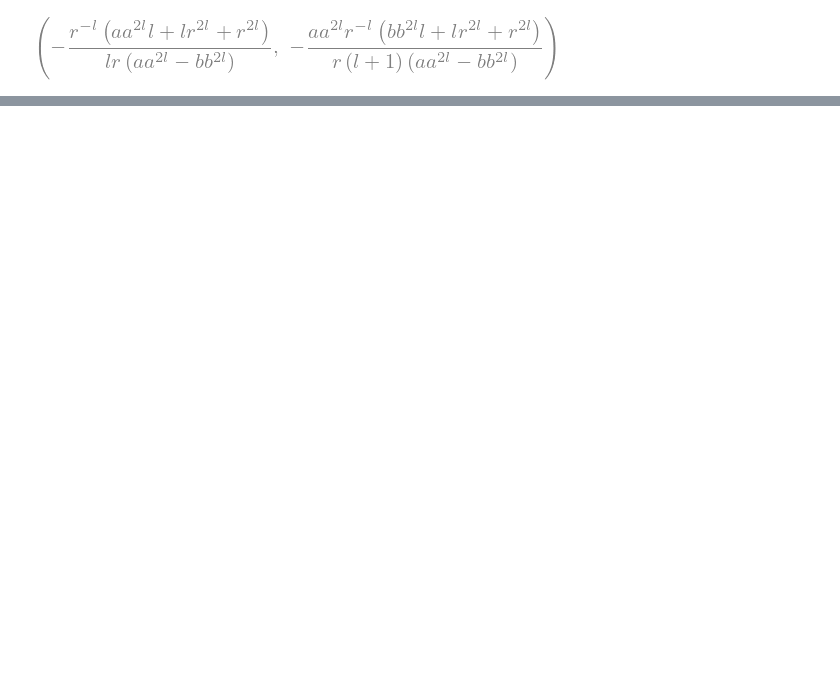
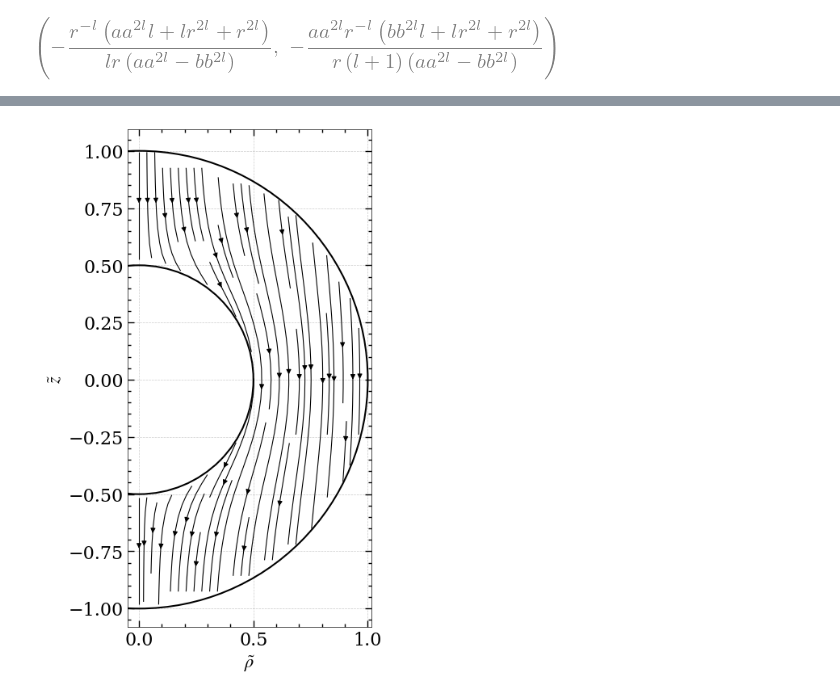
Before and after one commit to DimitrisKour/Classical-Electrodynamics---Subatomics-Master-s, a Jupyter notebook: Classical Electrodynamics - Problem Set 8.ipynb, the cells around one changed output, grey strips where cells are left out. Saved outputs shown, nothing was run; the diff lists cells and outputs as text; code cells hidden in the pictures; blank space fills up the shorter version.

```diff
--- a/Classical Electrodynamics - Problem Set 8.ipynb
+++ b/Classical Electrodynamics - Problem Set 8.ipynb
@@ -1,3 +1,12 @@
+# %%
+import numpy as np
+import matplotlib as mpl
+from mpl_toolkits.mplot3d import Axes3D
+import matplotlib.pyplot as plt
+import matplotlib.colors as mcolors
+import matplotlib.cm as cm
+from rcparams import rcparams
+mpl.rcParams.update(rcparams)
 # %%
 import sympy as sp
 
@@ -25,0 +75,54 @@ A_l_sol, B_l_sol
+# %%
+import numpy as np
+import matplotlib.pyplot as plt
+
+# Parameters
+p = 0.5  # a/b
+E0 = 1   # scale out of the problem
+
+# Dimensionless domain: rho >= 0
+rho = np.linspace(0, 1.2, 400)  # tilde_rho >= 0
+z   = np.linspace(-1.2, 1.2, 400)
+RHO, Z = np.meshgrid(rho, z)
+
+# Dimensionless radius
+R = np.sqrt(RHO**2 + Z**2)
+
+# Mask: only region p < r < 1
+mask = (R > p) & (R < 1)
+
+# Avoid dividing by zero
+eps = 1e-12
+R_safe = np.sqrt(RHO**2 + Z**2 + eps)
+
+# Dimensionless E-field components (from your derivation)
+Erho = (3 * p**3 * RHO * Z) / (2 * (1 - p**3) * R_safe**5)
+Ez   = - (1/(1 - p**3)) * (1 + (2*p**3*R_safe**3 - 3*p**3*Z**2*R_safe)/(2*R_safe**6))
+
+# Apply mask (NaN outside region)
+Erho_masked = np.where(mask, Erho, np.nan)
+Ez_masked   = np.where(mask, Ez, np.nan)
+
+# Plot
+plt.figure(figsize=(8,8))
+plt.streamplot(
+    rho, z, Erho_masked, Ez_masked,
+    density=1.2, color='black', linewidth=0.8, arrowsize=0.9
+)
+
+# Draw spherical shell boundaries
+circle_inner = plt.Circle((0,0), p, color='black', fill=False, linewidth=1.5)
+circle_outer = plt.Circle((0,0), 1, color='black', fill=False, linewidth=1.5)
+plt.gca().add_patch(circle_inner)
+plt.gca().add_patch(circle_outer)
+
+plt.gca().set_aspect('equal')
+plt.xlabel(r'$\tilde{\rho}$')
+plt.ylabel(r'$\tilde{z}$')
+#plt.title(r'Dimensionless Electric Field Lines in the Region $p<\tilde r<1$, $p=0.5$')
+
+plt.grid(True, alpha=0.2)
+plt.savefig("rhozfield.png", dpi=300)
+plt.show()
+# %% [output]
+[figure, added]
```
Also changed, not shown: parts of 1 cell of this notebook.
